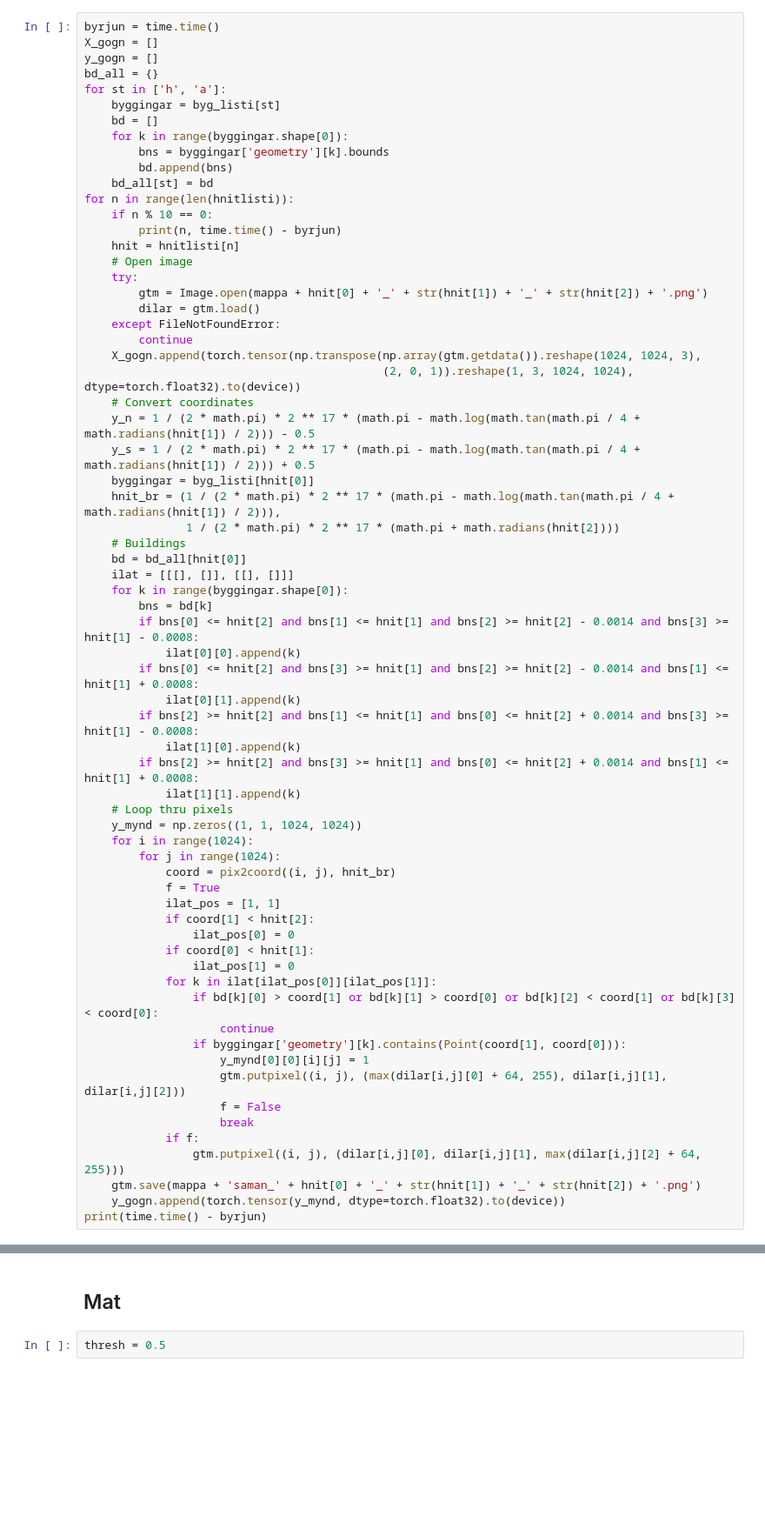
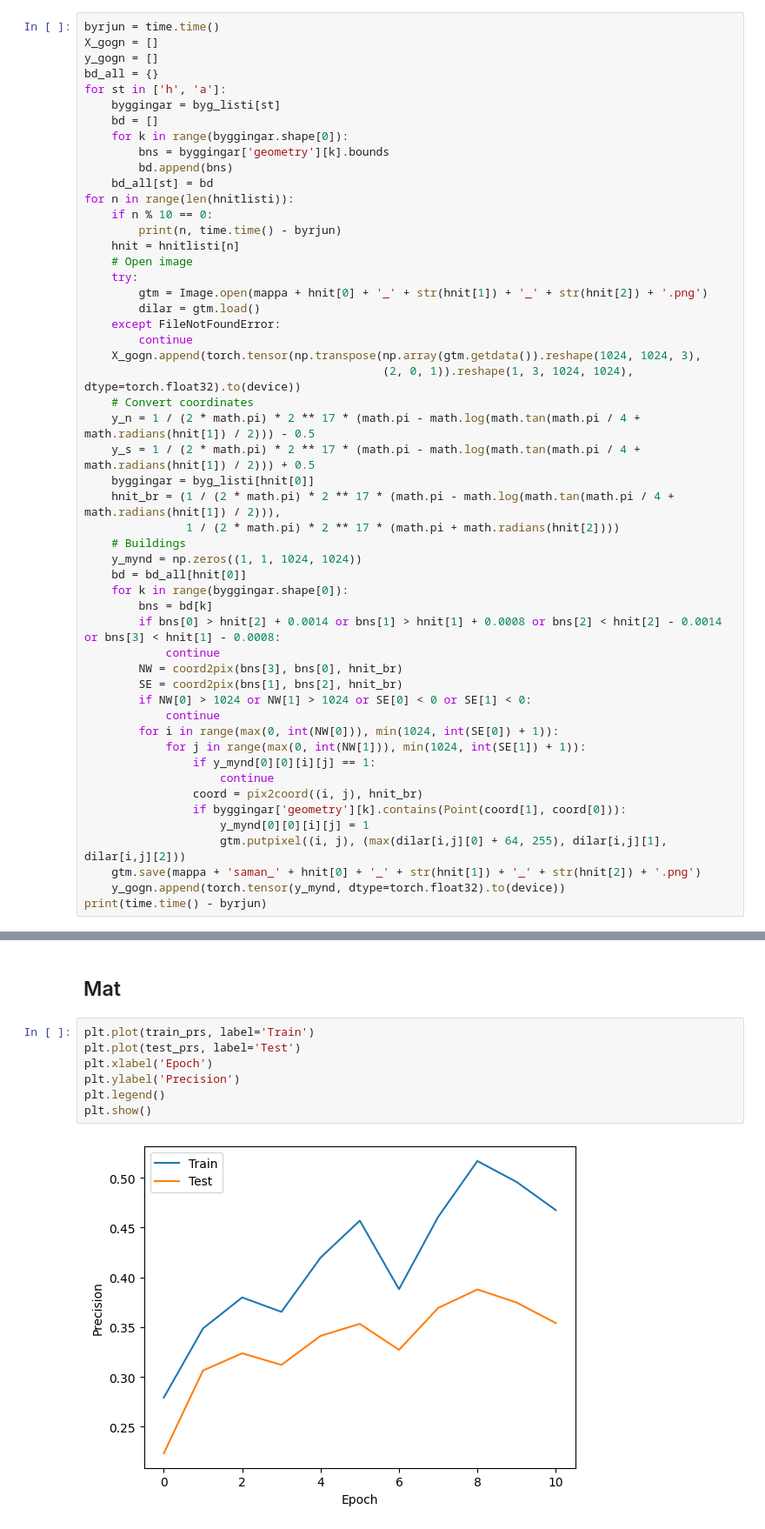
Before and after one commit to nholmesking/envalys-nathan, a Jupyter notebook: Nathan HK 2D-myndir.ipynb, the cells around one changed output, grey strips where cells are left out. Shown at 87% size. Saved outputs shown, nothing was run; the diff lists cells and outputs as text; blank space fills up the shorter version.

```diff
--- a/Nathan HK 2D-myndir.ipynb
+++ b/Nathan HK 2D-myndir.ipynb
@@ -200,39 +218,24 @@ for n in range(len(hnitlisti)):
     hnit_br = (1 / (2 * math.pi) * 2 ** 17 * (math.pi - math.log(math.tan(math.pi / 4 + math.radians(hnit[1]) / 2))),
                1 / (2 * math.pi) * 2 ** 17 * (math.pi + math.radians(hnit[2])))
     # Buildings
+    y_mynd = np.zeros((1, 1, 1024, 1024))
     bd = bd_all[hnit[0]]
-    ilat = [[[], []], [[], []]]
     for k in range(byggingar.shape[0]):
         bns = bd[k]
-        if bns[0] <= hnit[2] and bns[1] <= hnit[1] and bns[2] >= hnit[2] - 0.0014 and bns[3] >= hnit[1] - 0.0008:
-            ilat[0][0].append(k)
-        if bns[0] <= hnit[2] and bns[3] >= hnit[1] and bns[2] >= hnit[2] - 0.0014 and bns[1] <= hnit[1] + 0.0008:
-            ilat[0][1].append(k)
-        if bns[2] >= hnit[2] and bns[1] <= hnit[1] and bns[0] <= hnit[2] + 0.0014 and bns[3] >= hnit[1] - 0.0008:
-            ilat[1][0].append(k)
-        if bns[2] >= hnit[2] and bns[3] >= hnit[1] and bns[0] <= hnit[2] + 0.0014 and bns[1] <= hnit[1] + 0.0008:
-            ilat[1][1].append(k)
-    # Loop thru pixels
-    y_mynd = np.zeros((1, 1, 1024, 1024))
-    for i in range(1024):
-        for j in range(1024):
-            coord = pix2coord((i, j), hnit_br)
-            f = True
-            ilat_pos = [1, 1]
-            if coord[1] < hnit[2]:
-                ilat_pos[0] = 0
-            if coord[0] < hnit[1]:
-                ilat_pos[1] = 0
-            for k in ilat[ilat_pos[0]][ilat_pos[1]]:
-                if bd[k][0] > coord[1] or bd[k][1] > coord[0] or bd[k][2] < coord[1] or bd[k][3] < coord[0]:
+        if bns[0] > hnit[2] + 0.0014 or bns[1] > hnit[1] + 0.0008 or bns[2] < hnit[2] - 0.0014 or bns[3] < hnit[1] - 0.0008:
+            continue
+        NW = coord2pix(bns[3], bns[0], hnit_br)
+        SE = coord2pix(bns[1], bns[2], hnit_br)
+        if NW[0] > 1024 or NW[1] > 1024 or SE[0] < 0 or SE[1] < 0:
+            continue
+        for i in range(max(0, int(NW[0])), min(1024, int(SE[0]) + 1)):
+            for j in range(max(0, int(NW[1])), min(1024, int(SE[1]) + 1)):
+                if y_mynd[0][0][i][j] == 1:
                     continue
+                coord = pix2coord((i, j), hnit_br)
                 if byggingar['geometry'][k].contains(Point(coord[1], coord[0])):
                     y_mynd[0][0][i][j] = 1
                     gtm.putpixel((i, j), (max(dilar[i,j][0] + 64, 255), dilar[i,j][1], dilar[i,j][2]))
-                    f = False
-                    break
-            if f:
-                gtm.putpixel((i, j), (dilar[i,j][0], dilar[i,j][1], max(dilar[i,j][2] + 64, 255)))
     gtm.save(mappa + 'saman_' + hnit[0] + '_' + str(hnit[1]) + '_' + str(hnit[2]) + '.png')
     y_gogn.append(torch.tensor(y_mynd, dtype=torch.float32).to(device))
 print(time.time() - byrjun)
@@ -363,4 +436,11 @@ print(time.time() - byrjun)
 # %% [markdown]
 ## Mat
 # %%
-thresh = 0.5
+plt.plot(train_prs, label='Train')
+plt.plot(test_prs, label='Test')
+plt.xlabel('Epoch')
+plt.ylabel('Precision')
+plt.legend()
+plt.show()
+# %% [output]
+[figure, added]
```
Also changed, not shown: parts of 13 cells of this notebook.
